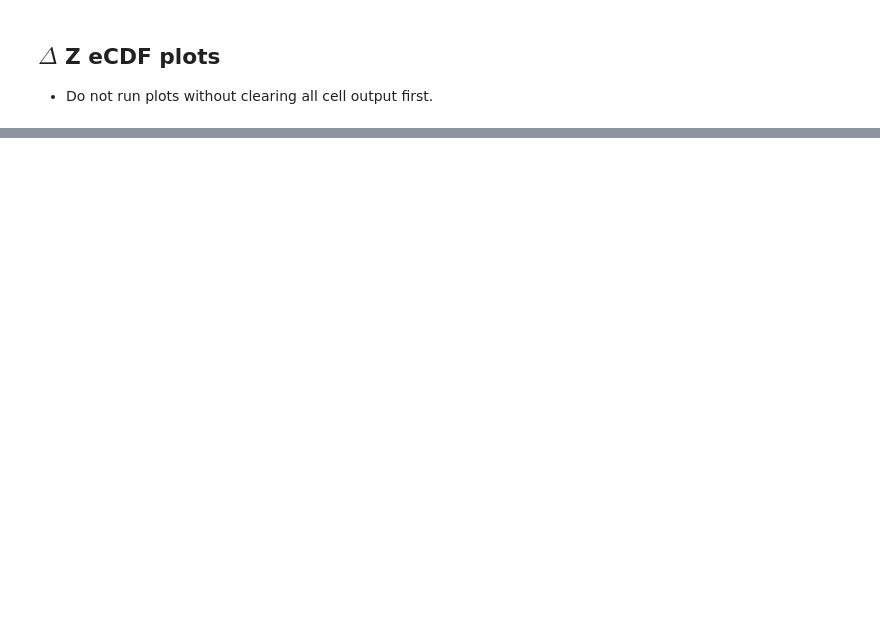
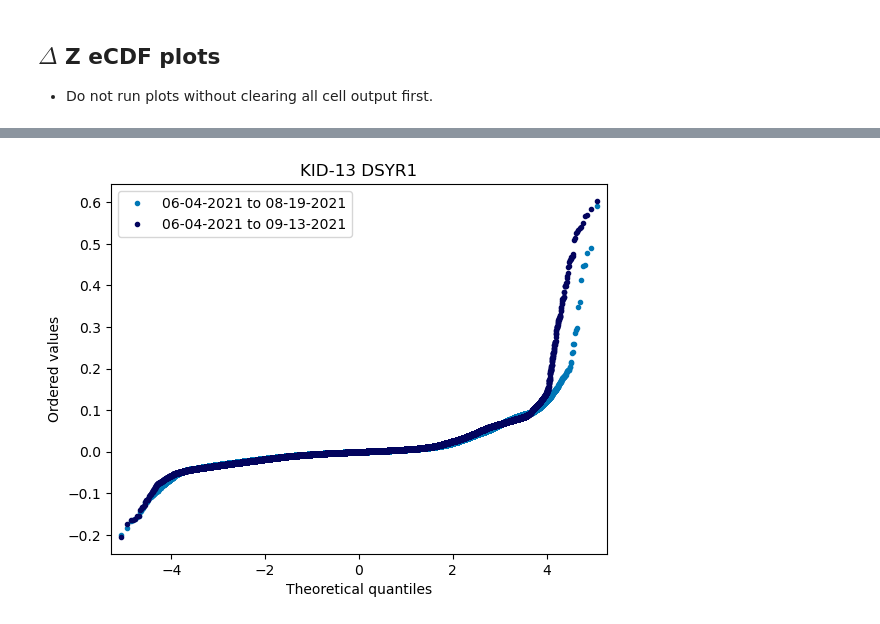
Before and after one commit to amanaster2/micro_diff, a Jupyter notebook: notebooks/stats.ipynb, the cells around one changed output, grey strips where cells are left out. Cells and saved outputs as stored; diff of their text form; code cells hidden in the pictures; blank space fills up the shorter version.

```diff
--- a/notebooks/stats.ipynb
+++ b/notebooks/stats.ipynb
@@ -237,0 +80,27 @@ ds_diff_k13_wsyr1_lidar_2
+# %%
+ds_diff_k13_dsyr1_sfm_2 = ds_diff_k13_dsyr1_sfm.isel(time=2).to_dataframe()
+ds_diff_k13_dsyr1_sfm_2.reset_index(inplace=True)
+ds_diff_k13_dsyr1_sfm_2.dropna(inplace=True)
+ds_diff_k13_dsyr1_sfm_2.drop(axis=1, labels=['time','spatial_ref'],inplace=True)
+
+ds_diff_k13_dsyr1_sfm_3 = ds_diff_k13_dsyr1_sfm.isel(time=3).to_dataframe()
+ds_diff_k13_dsyr1_sfm_3.reset_index(inplace=True)
+ds_diff_k13_dsyr1_sfm_3.dropna(inplace=True)
+ds_diff_k13_dsyr1_sfm_3.drop(axis=1, labels=['time','spatial_ref'],inplace=True)
+# %%
+fig, ax = plt.subplots()
+
+sm.qqplot(ds_diff_k13_dsyr1_sfm_2.band1.sort_values(),ax=ax,markersize=3,\
+    markerfacecolor='#0077b6', markeredgecolor='#0077b6', label='06-04-2021 to 08-19-2021')
+sm.qqplot(ds_diff_k13_dsyr1_sfm_3.band1.sort_values(),ax=ax,markersize=3,\
+    markerfacecolor='#03045e', markeredgecolor='#03045e', label='06-04-2021 to 09-13-2021')
+ax.set_xlabel('Theoretical quantiles')
+ax.set_ylabel('Ordered values')
+# ax.set_xlim(-5,5)
+# ax.set_ylim(-0.25,0.25)
+ax.legend()
+ax.set_title('KID-13 DSYR1')
+
+plt.show()
+# %% [output]
+[figure, added]
```
Also changed, not shown: parts of 36 cells of this notebook.
